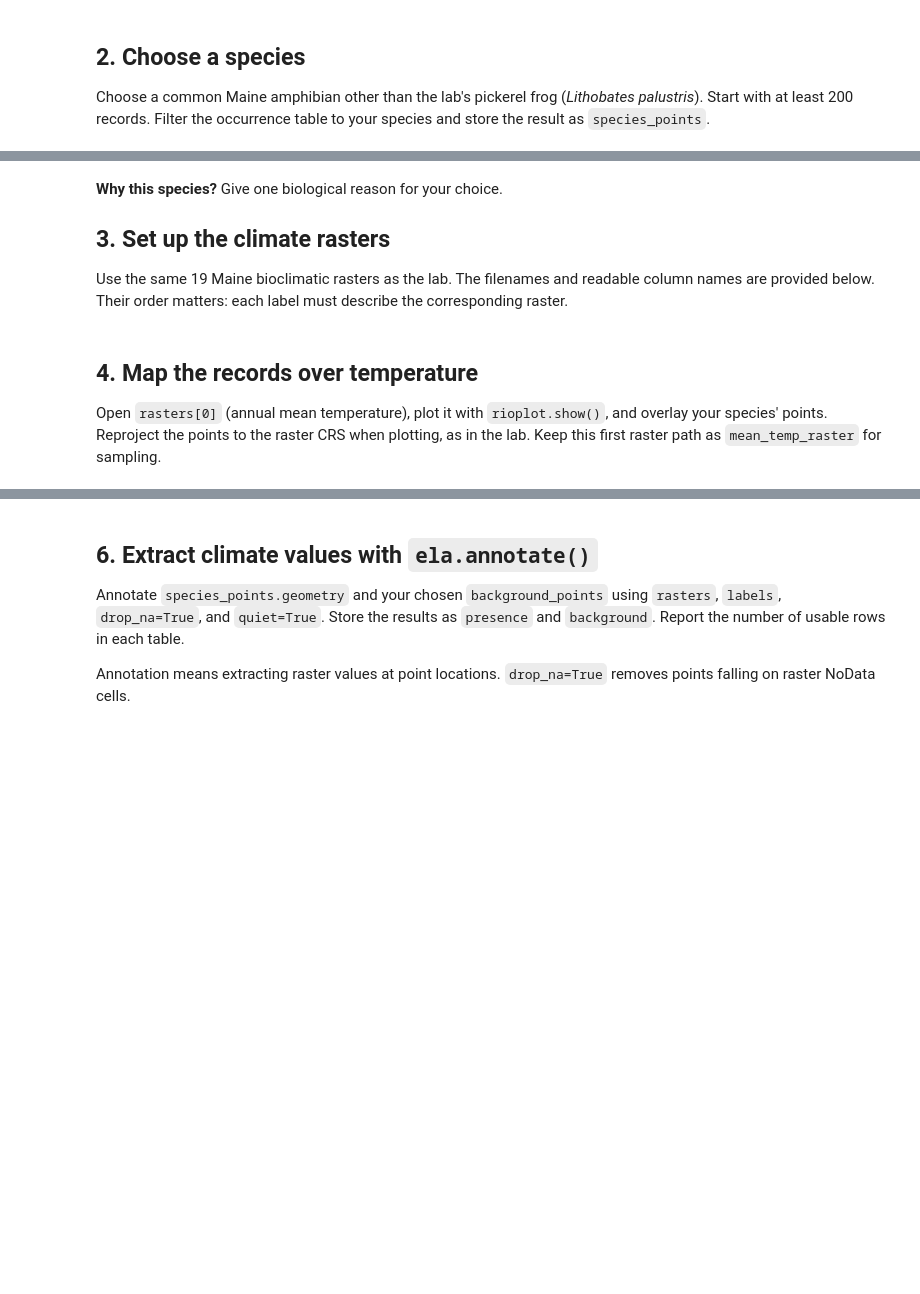
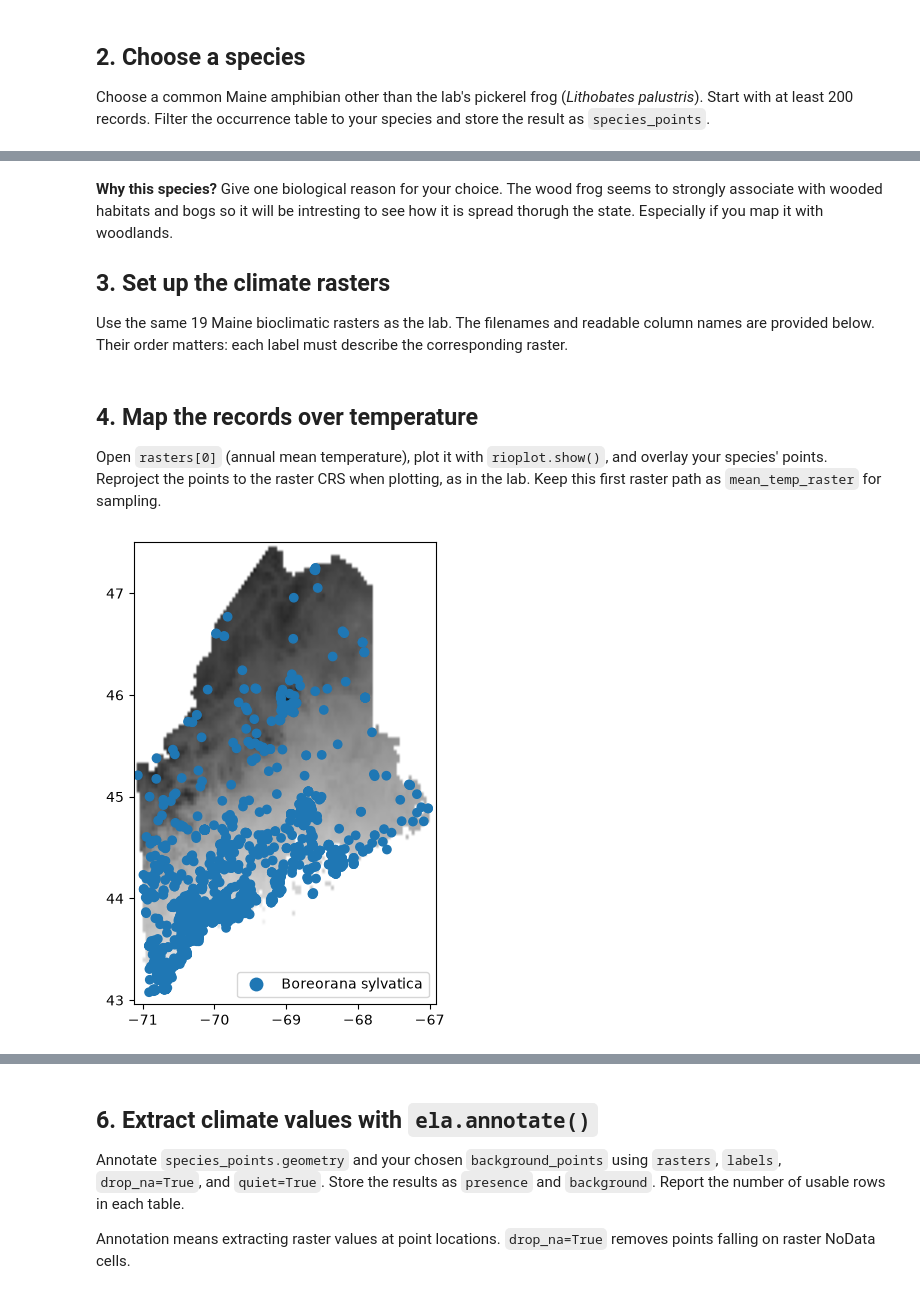
Before and after one commit to drewgutt/BIO597-SpatialBiodiversity, a Jupyter notebook: docs/assignments/Assignment-08-SDM-Software.ipynb, the cells around one changed output, grey strips where cells are left out. Saved outputs shown, nothing was run; the diff lists cells and outputs as text; code cells hidden in the pictures; blank space fills up the shorter version.

```diff
--- a/docs/assignments/Assignment-08-SDM-Software.ipynb
+++ b/docs/assignments/Assignment-08-SDM-Software.ipynb
@@ -33,7 +68,12 @@ amphibians["species"].value_counts().head(12)
 
 Choose a common Maine amphibian other than the lab's pickerel frog (*Lithobates palustris*). Start with at least 200 records. Filter the occurrence table to your species and store the result as `species_points`.
 # %%
-target_species = "YOUR SPECIES HERE"
+target_species = "Boreorana sylvatica"
+
+
+species_points = amphibians[amphibians["species"] == target_species]
+print(species_points.head())
+print(species_points.crs)
 
 # Select your species and store a copy as species_points.
 # Print the record count and coordinate reference system.
@@ -40,5 +95,6 @@ target_species = "YOUR SPECIES HERE"
 # %% [markdown]
 **Why this species?** Give one biological reason for your choice.
+The wood frog seems to strongly associate with wooded habitats and bogs so it will be intresting to see how it is spread thorugh the state. Especially if you map it with woodlands.
 
 ## 3. Set up the climate rasters
 
@@ -75,7 +131,22 @@ Open `rasters[0]` (annual mean temperature), plot it with `rioplot.show()`, and
 # %%
 mean_temp_raster = rasters[0]
 
 # Plot annual mean temperature and overlay species_points.
+
+
+# first we'll just read and display the surface temperature data
+fig, ax = plt.subplots(figsize=(6,6))
+surfacetemp_raster = rasters[0]
+with rio.open(surfacetemp_raster, 'r') as src:
+
+    # this plots the mean annual temperature data
+    # low temps are dark grey, high temps are light grey
+    rioplot.show(src, ax=ax, cmap="gray")
+
+    # overlay the ariolimax data
+    species_points.to_crs(src.crs).plot(column='species', ax=ax, legend=True)
 # Add a title naming your species.
+# %% [output]
+[figure, added]
 # %% [markdown]
 **Interpretation:** Are records spread across Maine or concentrated in particular places? Why might a gap in records fail to indicate a true absence?
```
Also changed, not shown: parts of 22 cells of this notebook, 2 other files.
